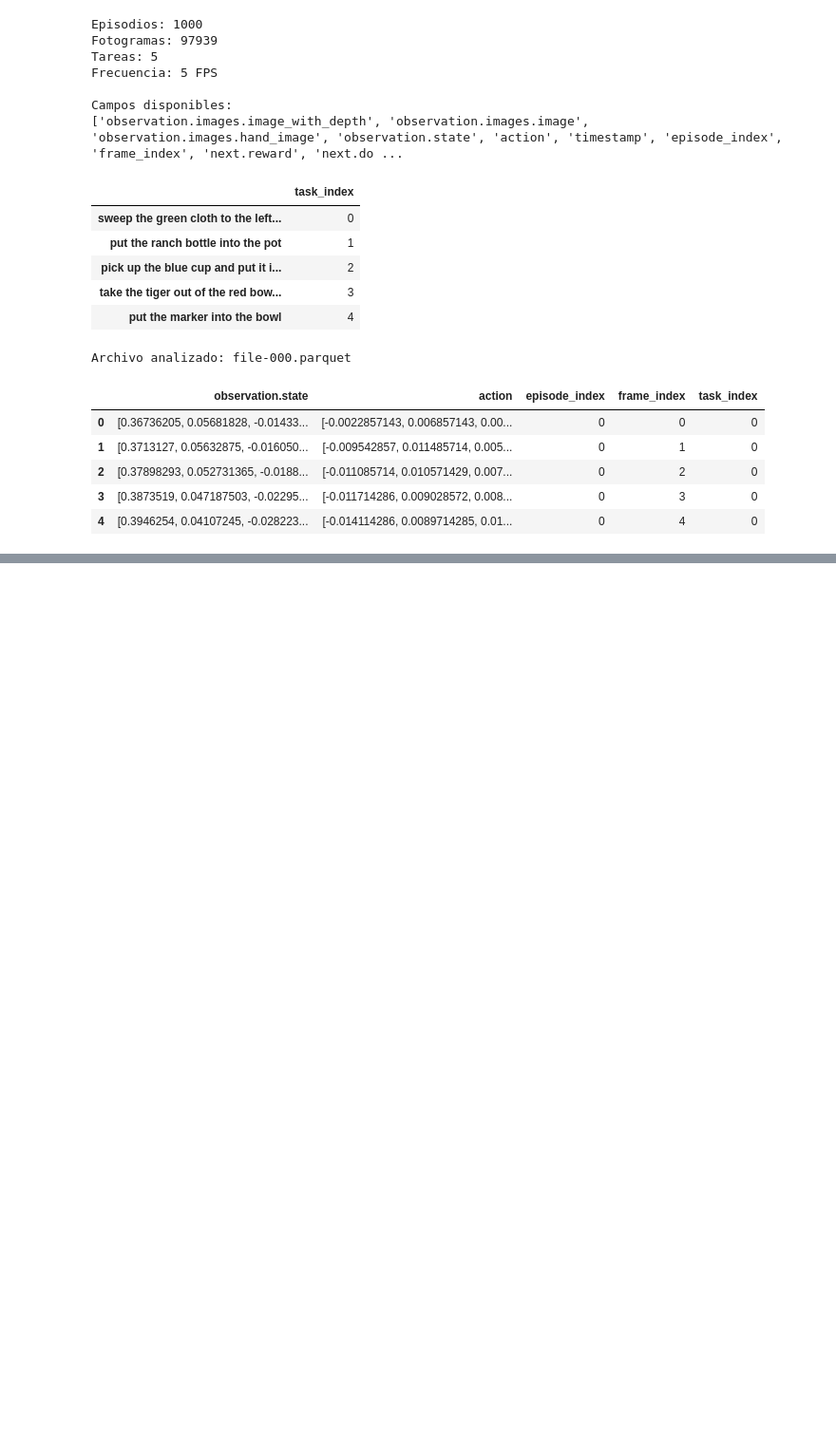
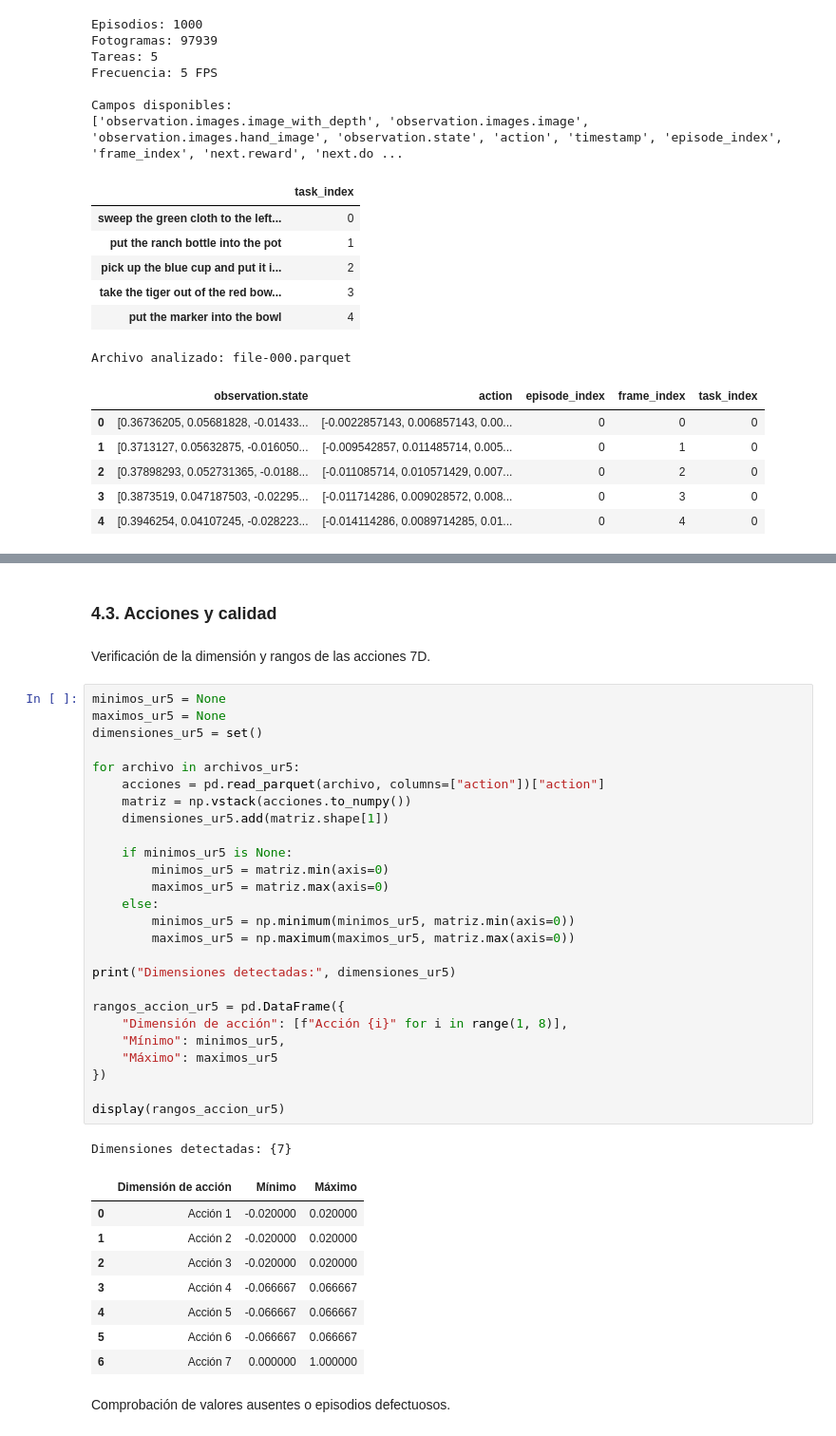
Before and after one commit to osoria80/TFM-VLA, a Jupyter notebook: notebooks/02_estudio_dataset.ipynb, the cells around one changed output, grey strips where cells are left out. Shown at 95% size. Saved outputs shown, nothing was run; the diff lists cells and outputs as text; blank space fills up the shorter version.

```diff
--- a/notebooks/02_estudio_dataset.ipynb
+++ b/notebooks/02_estudio_dataset.ipynb
@@ -994,0 +1162,42 @@ Archivo analizado: file-000.parquet
+# %% [markdown]
+### 4.3. Acciones y calidad
+# %% [markdown]
+Verificación de la dimensión y rangos de las acciones 7D.
+# %%
+minimos_ur5 = None
+maximos_ur5 = None
+dimensiones_ur5 = set()
+
+for archivo in archivos_ur5:
+    acciones = pd.read_parquet(archivo, columns=["action"])["action"]
+    matriz = np.vstack(acciones.to_numpy())
+    dimensiones_ur5.add(matriz.shape[1])
+
+    if minimos_ur5 is None:
+        minimos_ur5 = matriz.min(axis=0)
+        maximos_ur5 = matriz.max(axis=0)
+    else:
+        minimos_ur5 = np.minimum(minimos_ur5, matriz.min(axis=0))
+        maximos_ur5 = np.maximum(maximos_ur5, matriz.max(axis=0))
+
+print("Dimensiones detectadas:", dimensiones_ur5)
+
+rangos_accion_ur5 = pd.DataFrame({
+    "Dimensión de acción": [f"Acción {i}" for i in range(1, 8)],
+    "Mínimo": minimos_ur5,
+    "Máximo": maximos_ur5
+})
+
+display(rangos_accion_ur5)
+# %% [output]
+Dimensiones detectadas: {7}
+|  | Dimensión de acción | Mínimo | Máximo |
+| 0 | Acción 1 | -0.020000 | 0.020000 |
+| 1 | Acción 2 | -0.020000 | 0.020000 |
+| 2 | Acción 3 | -0.020000 | 0.020000 |
+| 3 | Acción 4 | -0.066667 | 0.066667 |
+| 4 | Acción 5 | -0.066667 | 0.066667 |
+| 5 | Acción 6 | -0.066667 | 0.066667 |
+| 6 | Acción 7 | 0.000000 | 1.000000 |
+# %% [markdown]
+Comprobación de valores ausentes o episodios defectuosos.
```
Also changed, not shown: parts of 12 cells of this notebook.
